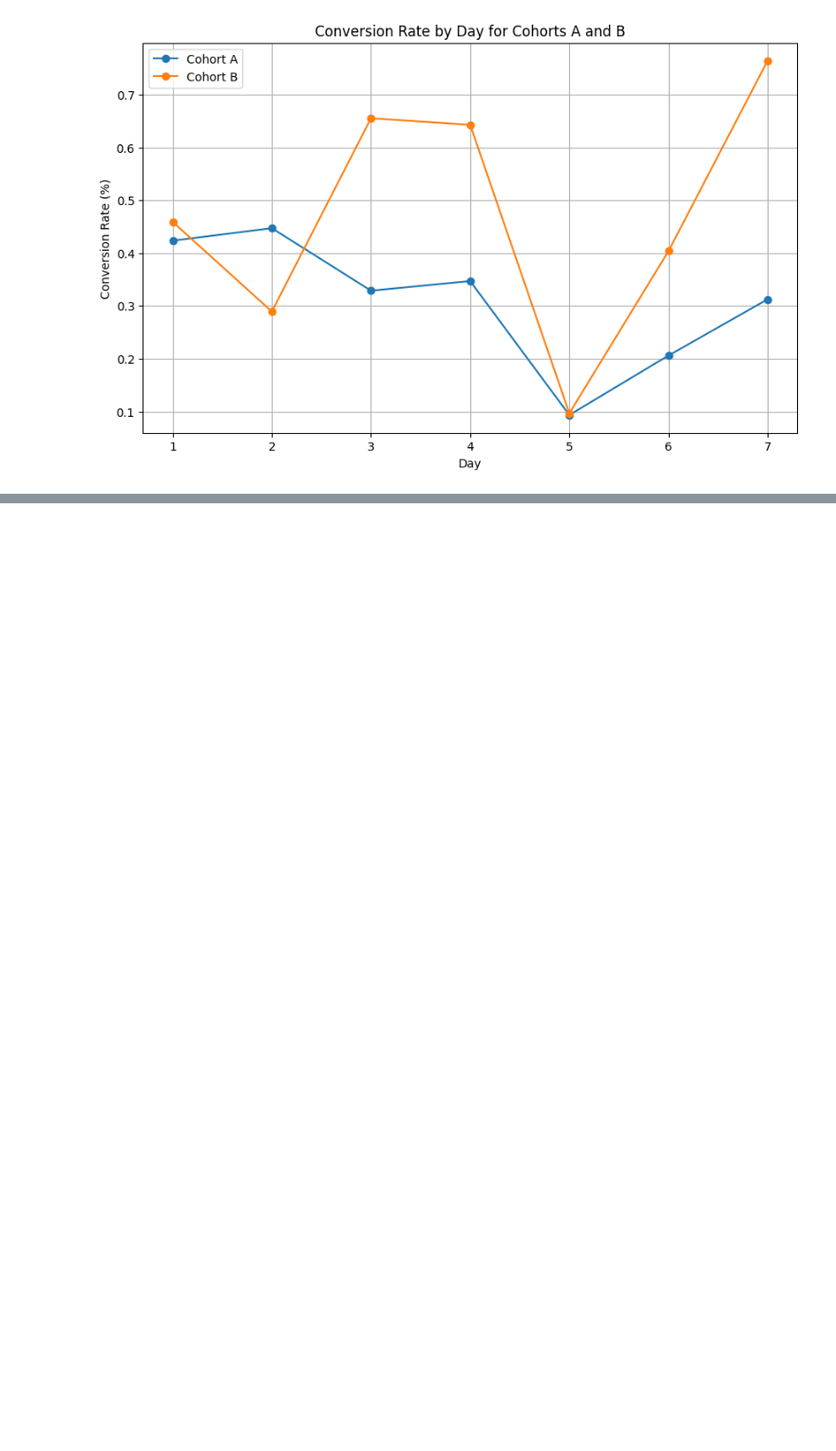
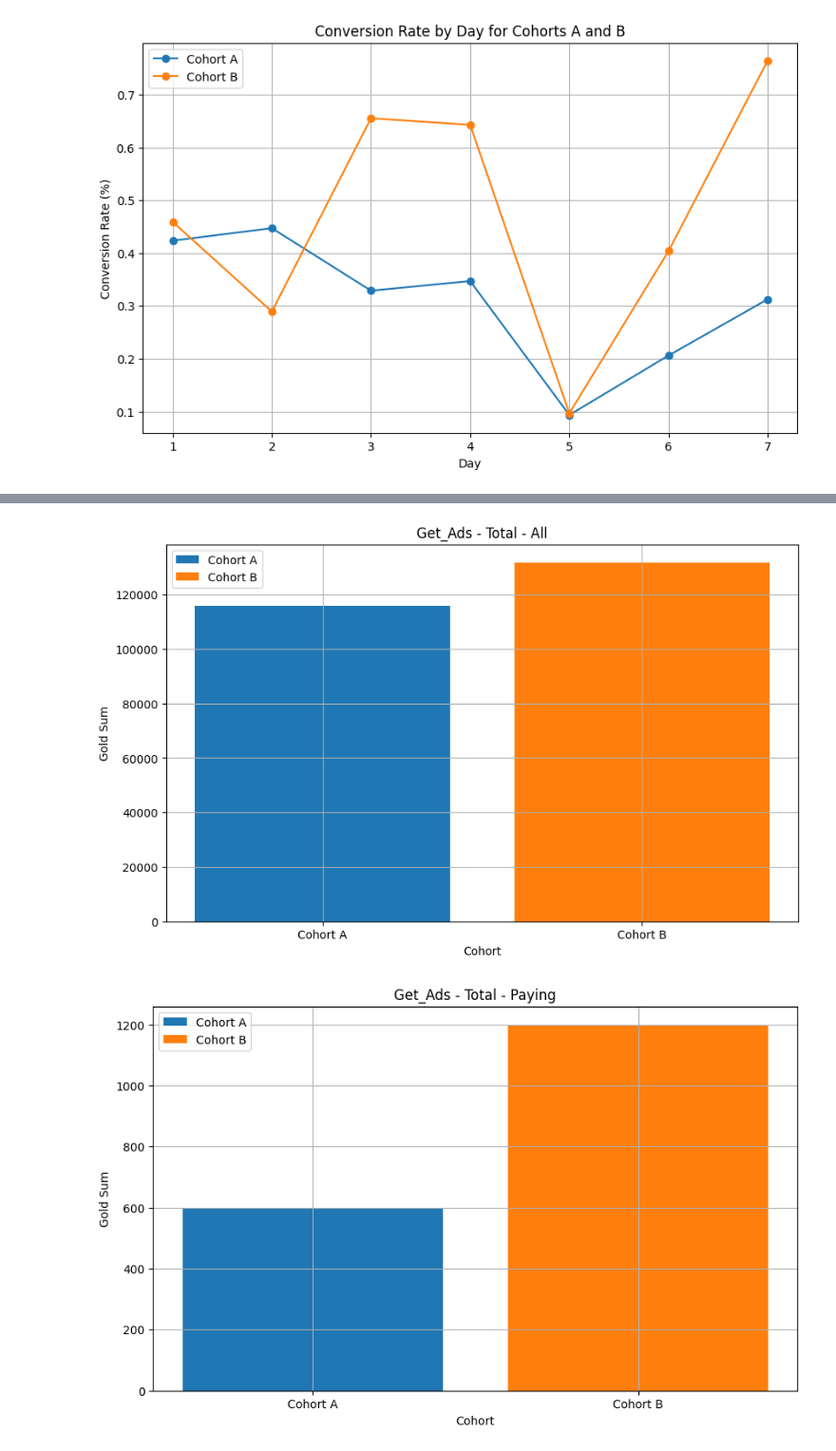
Before and after one commit to prosto-vlad19/A-B_testing_analysis, a Jupyter notebook: involvement.ipynb, the cells around one changed output, grey strips where cells are left out. Shown at 95% size. Saved outputs shown, nothing was run; the diff lists cells and outputs as text; code cells hidden in the pictures; blank space fills up the shorter version.

```diff
--- a/involvement.ipynb
+++ b/involvement.ipynb
@@ -101,0 +98,38 @@ plt.show()
+# %%
+
+# Создайте список дней (предположим, у вас есть столбец "Retention" с днями)
+days = data['Retention'].unique()
+
+# Список признаков для анализа
+features = ['Get_Ads', 'Get_Faceb']
+
+# Разбейте данные по когортам A и B
+# написано выше
+
+# Постройте 8 графиков
+for feature in features:
+    for days_type in ['Total', 'Daily']:
+        for player_type in ['All', 'Paying']:
+            plt.figure(figsize=(10, 6))
+            for cohort in ['A', 'B']:
+                filtered_data = data_cohort_A if cohort == 'A' else data_cohort_B
+
+                if player_type == 'Paying':
+                    filtered_data = filtered_data[filtered_data['CountBuy'] > 0]
+
+                if days_type == 'Daily':
+                    gold_sum = filtered_data.groupby(['Retention', 'AB_Cohort'])[feature].sum().reset_index()
+                    plt.plot(gold_sum['Retention'], gold_sum[feature], label=f'Cohort {cohort}')
+                else:
+                    gold_sum = filtered_data.groupby(['AB_Cohort'])[feature].sum().reset_index()
+                    plt.bar([f'Cohort {cohort}'], gold_sum[feature], label=f'Cohort {cohort}')
+
+            plt.title(f'{feature} - {days_type} - {player_type}')
+            plt.xlabel('Cohort')
+            plt.ylabel('Gold Sum')
+            plt.legend()
+            plt.grid(True)
+            plt.show()
+# %% [output]
+[figure, added]
+[figure, added]
```
Also changed, not shown: parts of 4 cells of this notebook.
